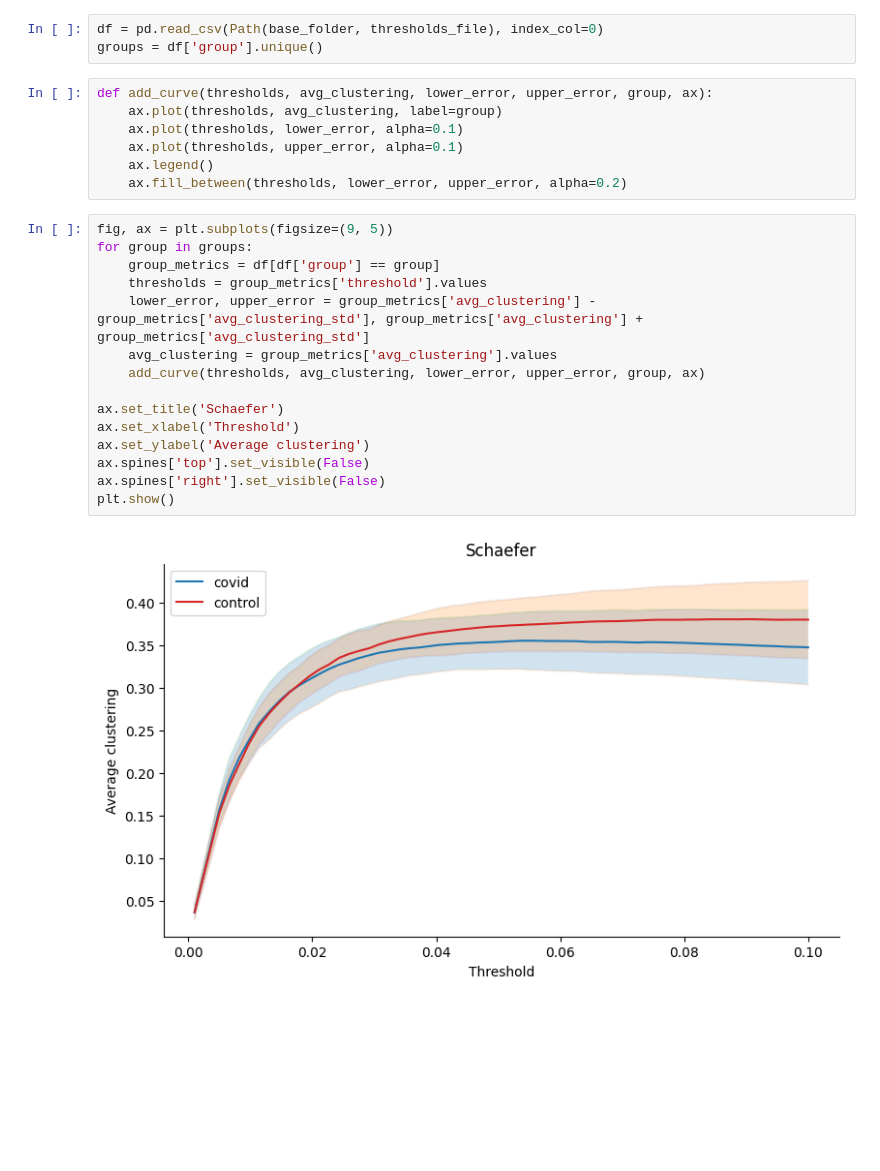
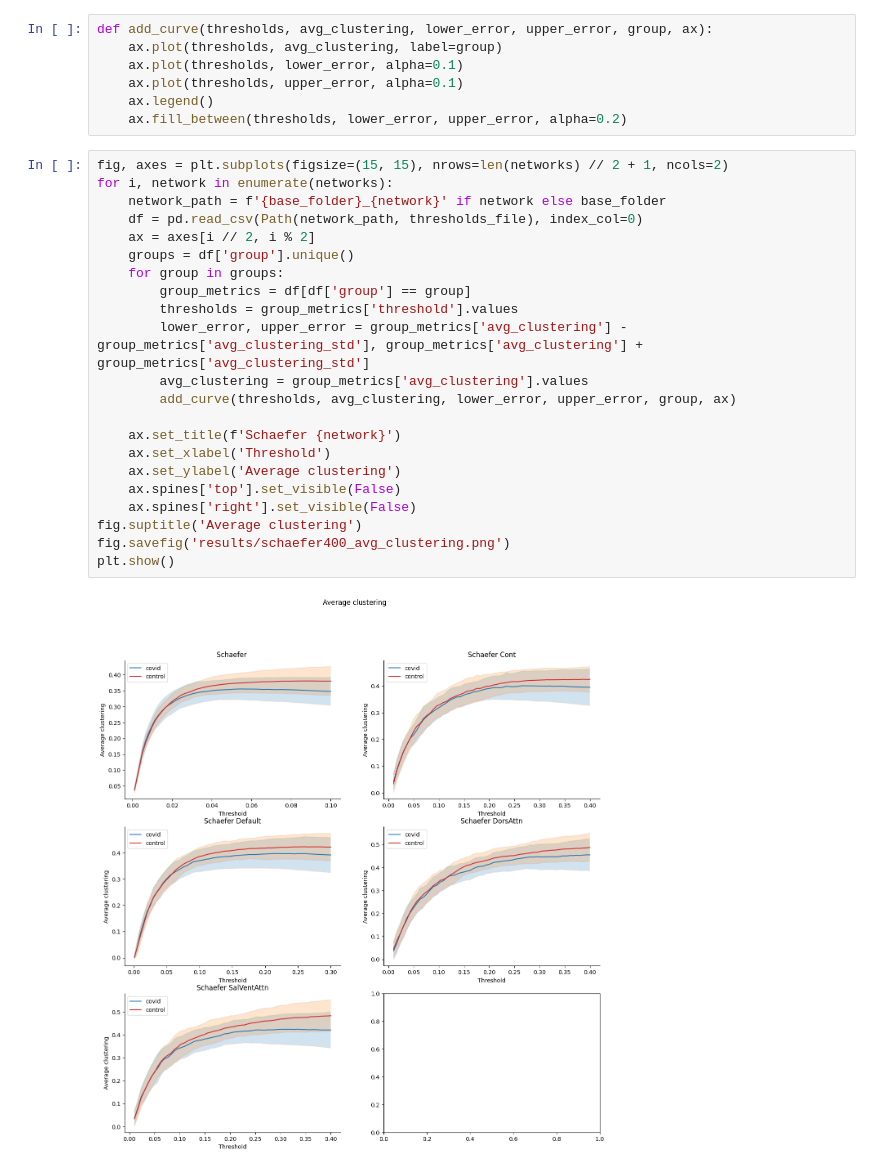
Before and after one commit to FerminT/fMRI_postcovid, a Jupyter notebook: plot_thresholds.ipynb, the cells around one changed output. Saved outputs shown, nothing was run; the diff lists cells and outputs as text; blank space fills up the shorter version.

Commit message:
Add networks plots to avg clustering through thresholds

```diff
--- a/plot_thresholds.ipynb
+++ b/plot_thresholds.ipynb
@@ -4,9 +4,6 @@ import matplotlib.pyplot as plt
 from pathlib import Path
 base_folder, thresholds_file = 'results/schaefer400', 'global_metrics.csv'
 networks = ['', 'Cont', 'Default', 'DorsAttn', 'SalVentAttn']
-# %%
-df = pd.read_csv(Path(base_folder, thresholds_file), index_col=0)
-groups = df['group'].unique()
 # %%
 def add_curve(thresholds, avg_clustering, lower_error, upper_error, group, ax):
     ax.plot(thresholds, avg_clustering, label=group)
@@ -15,19 +12,26 @@ def add_curve(thresholds, avg_clustering, lower_error, upper_error, group, ax):
     ax.legend()
     ax.fill_between(thresholds, lower_error, upper_error, alpha=0.2)
 # %%
-fig, ax = plt.subplots(figsize=(9, 5))
-for group in groups:
-    group_metrics = df[df['group'] == group]
-    thresholds = group_metrics['threshold'].values
-    lower_error, upper_error = group_metrics['avg_clustering'] - group_metrics['avg_clustering_std'], group_metrics['avg_clustering'] + group_metrics['avg_clustering_std']
-    avg_clustering = group_metrics['avg_clustering'].values
-    add_curve(thresholds, avg_clustering, lower_error, upper_error, group, ax)
+fig, axes = plt.subplots(figsize=(15, 15), nrows=len(networks) // 2 + 1, ncols=2)
+for i, network in enumerate(networks):
+    network_path = f'{base_folder}_{network}' if network else base_folder
+    df = pd.read_csv(Path(network_path, thresholds_file), index_col=0)
+    ax = axes[i // 2, i % 2]
+    groups = df['group'].unique()
+    for group in groups:
+        group_metrics = df[df['group'] == group]
+        thresholds = group_metrics['threshold'].values
+        lower_error, upper_error = group_metrics['avg_clustering'] - group_metrics['avg_clustering_std'], group_metrics['avg_clustering'] + group_metrics['avg_clustering_std']
+        avg_clustering = group_metrics['avg_clustering'].values
+        add_curve(thresholds, avg_clustering, lower_error, upper_error, group, ax)
 
-ax.set_title('Schaefer')
-ax.set_xlabel('Threshold')
-ax.set_ylabel('Average clustering')
-ax.spines['top'].set_visible(False)
-ax.spines['right'].set_visible(False)
+    ax.set_title(f'Schaefer {network}')
+    ax.set_xlabel('Threshold')
+    ax.set_ylabel('Average clustering')
+    ax.spines['top'].set_visible(False)
+    ax.spines['right'].set_visible(False)
+fig.suptitle('Average clustering')
+fig.savefig('results/schaefer400_avg_clustering.png')
 plt.show()
 # %% [output]
-[figure, old version]
+[figure, new version]
```
